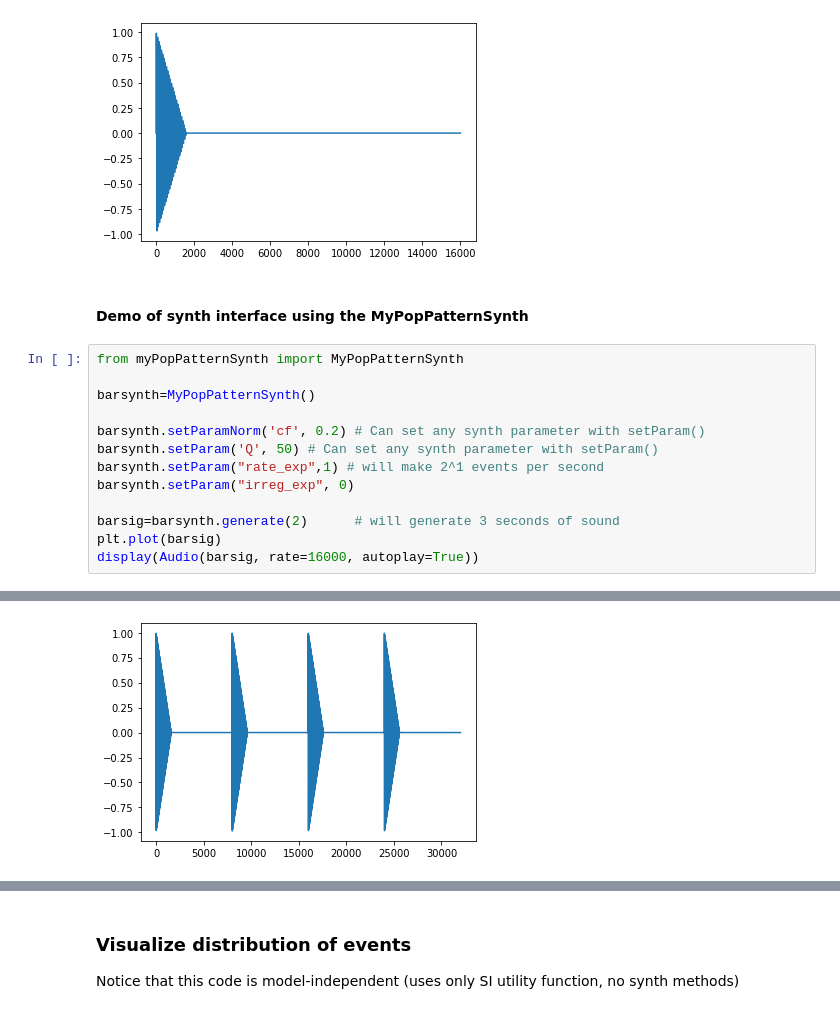
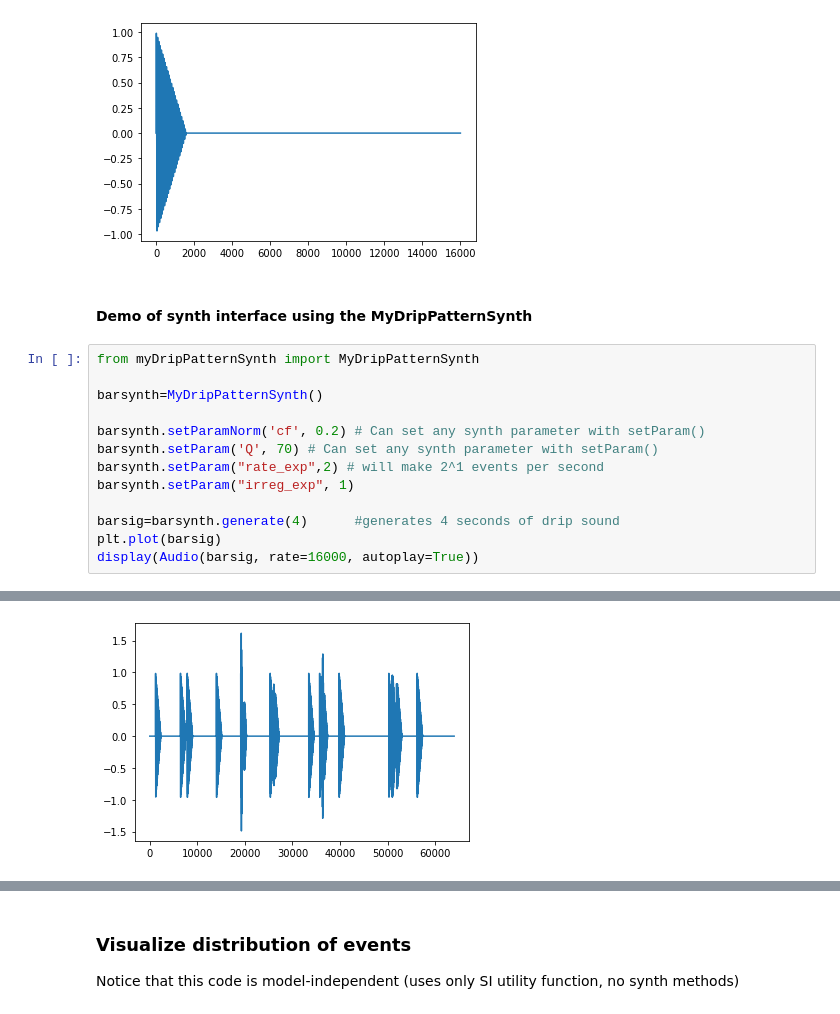
Before and after one commit to prashanthtr/dripTextureDS, a Jupyter notebook: dripTextureVisualization-notebook.ipynb, the cells around one changed output, grey strips where cells are left out. Drawn from its saved outputs; the diff is of its cells as text.

```diff
--- a/dripTextureVisualization-notebook.ipynb
+++ b/dripTextureVisualization-notebook.ipynb
@@ -98,20 +98,20 @@ display(Audio(sig, rate=16000, autoplay=True))
 [interactive output not drawn]
 [figure]
 # %% [markdown]
-#### Demo of synth interface using the MyPopPatternSynth
+#### Demo of synth interface using the MyDripPatternSynth
 # %%
-from myPopPatternSynth import MyPopPatternSynth
+from myDripPatternSynth import MyDripPatternSynth
 
-barsynth=MyPopPatternSynth()
+barsynth=MyDripPatternSynth()
 
 barsynth.setParamNorm('cf', 0.2) # Can set any synth parameter with setParam()
-barsynth.setParam('Q', 50) # Can set any synth parameter with setParam()
-barsynth.setParam("rate_exp",1) # will make 2^1 events per second
-barsynth.setParam("irreg_exp", 0)
+barsynth.setParam('Q', 70) # Can set any synth parameter with setParam()
+barsynth.setParam("rate_exp",2) # will make 2^1 events per second
+barsynth.setParam("irreg_exp", 1)
 
-barsig=barsynth.generate(2)      # will generate 3 seconds of sound
+barsig=barsynth.generate(4)      #generates 4 seconds of drip sound
 plt.plot(barsig)
 display(Audio(barsig, rate=16000, autoplay=True))
 # %% [output]
 [interactive output not drawn]
-[figure, old version]
+[figure, new version]
```
Also changed, not shown: parts of 6 cells of this notebook, 6 other files.
